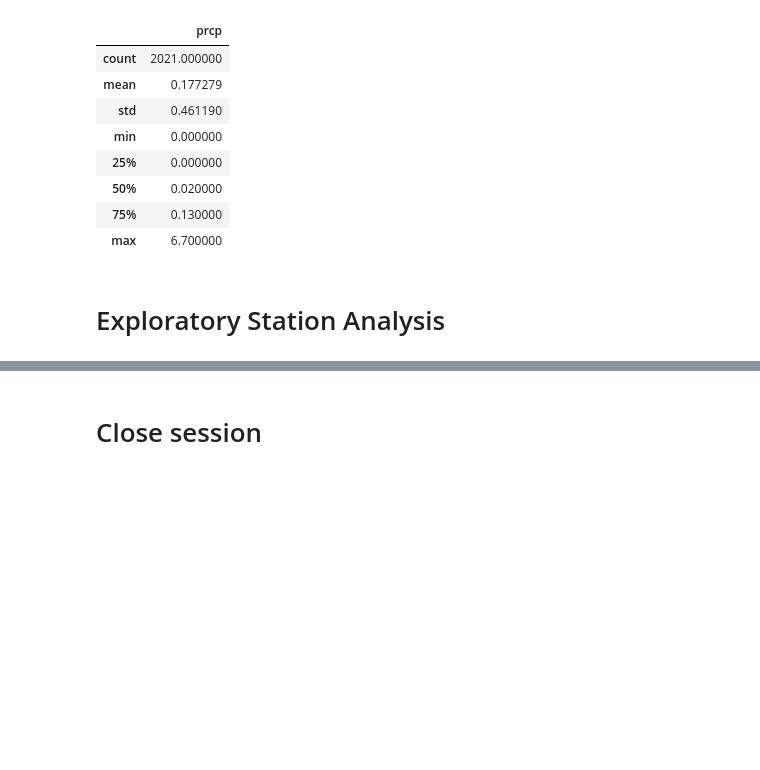
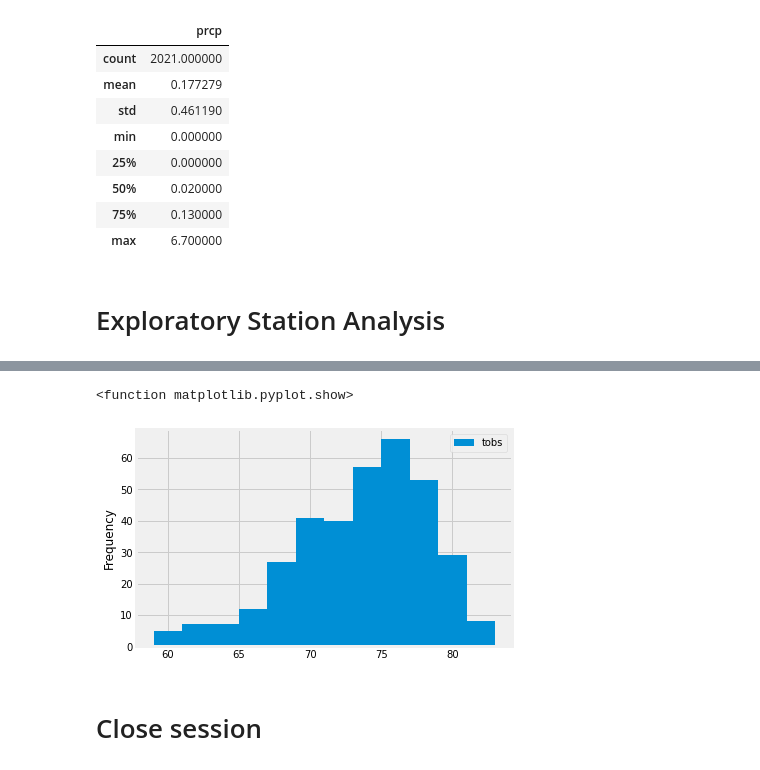
Before and after one commit to E-Weber/sqlAlchemy-challenge, a Jupyter notebook: Instructions/sqlAlchemy-challenge.ipynb, the cells around one changed output, grey strips where cells are left out. Cells and saved outputs as stored; diff of their text form; code cells hidden in the pictures; blank space fills up the shorter version.

```diff
--- a/Instructions/sqlAlchemy-challenge.ipynb
+++ b/Instructions/sqlAlchemy-challenge.ipynb
@@ -92,3 +119,8 @@ precip_df.describe()
 # %%
 # Using the most active station id
+station_id = "USC00519281"
 # Query the last 12 months of temperature observation data for this station and plot the results as a histogram
+year = session.query(measurement.date, measurement.tobs).\
+    filter(measurement.date > "2016-08-22").\
+    filter(measurement.station == station_id).all()
+year
@@ -94,0 +145,3 @@ precip_df.describe()
+# %%
+year_df = pd.DataFrame(year)
+year_df.head()
@@ -95,3 +155,9 @@ precip_df.describe()
+# %%
+year_df.plot.hist(bins = 12)
+plt.show
+# %% [output]
+<function matplotlib.pyplot.show>
+[figure, added]
 # %% [markdown]
 # Close session
 # %%
```
Also changed, not shown: parts of 5 cells of this notebook.
